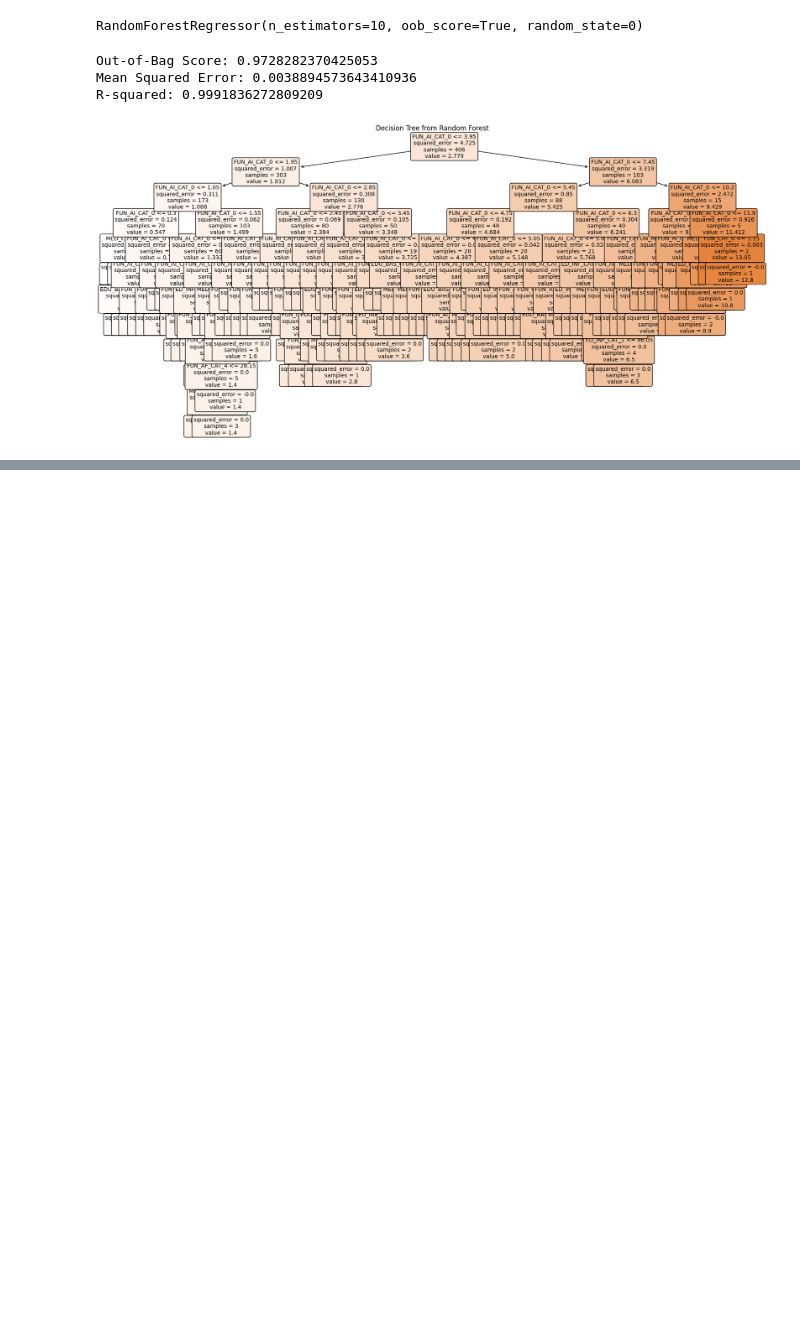
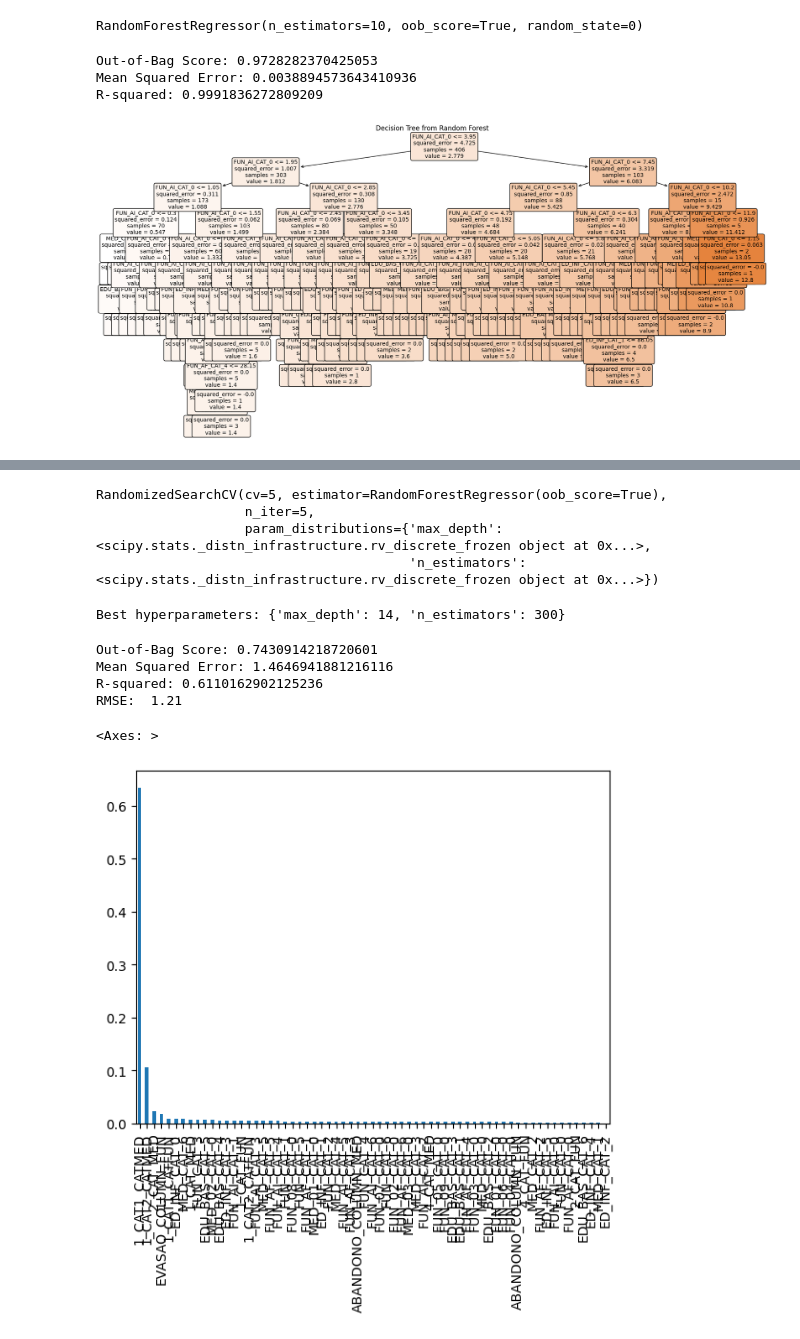
Before and after one commit to gabriel-a-b-gomes/MC906, a Jupyter notebook: legacy/build_counties_pib_data.ipynb, the cells around one changed output, grey strips where cells are left out. Saved outputs shown, nothing was run; the diff lists cells and outputs as text; code cells hidden in the pictures; blank space fills up the shorter version.

```diff
--- a/legacy/build_counties_pib_data.ipynb
+++ b/legacy/build_counties_pib_data.ipynb
@@ -249,0 +337,51 @@ plt.show()
+# %%
+param_dist = {'n_estimators': randint(1,500),
+              'max_depth': randint(1,20)}
+
+rf = RandomForestRegressor(oob_score=True)
+
+rand_search = RandomizedSearchCV(rf,
+                                 param_distributions = param_dist,
+                                 n_iter=5,
+                                 cv=5)
+
+rand_search.fit(X_train, y_train)
+# %% [output]
+RandomizedSearchCV(cv=5, estimator=RandomForestRegressor(oob_score=True),
+                   n_iter=5,
+                   param_distributions={'max_depth': <scipy.stats._distn_infrastructure.rv_discrete_frozen object at 0x...>,
+                                        'n_estimators': <scipy.stats._distn_infrastructure.rv_discrete_frozen object at 0x...>})
+# %%
+best_rf = rand_search.best_estimator_
+
+print('Best hyperparameters:',  rand_search.best_params_)
+# %% [output]
+Best hyperparameters: {'max_depth': 14, 'n_estimators': 300}
+# %%
+oob_score = best_rf.oob_score_
+print(f'Out-of-Bag Score: {oob_score}')
+
+y_pred = best_rf.predict(X_test)
+
+# Evaluating the model
+mse = mean_squared_error(y_test, y_pred)
+print(f'Mean Squared Error: {mse}')
+
+r2 = r2_score(y_test, y_pred)
+print(f'R-squared: {r2}')
+
+rmse = float(format(np.sqrt(mean_squared_error(y_test, y_pred)), '.3f'))
+print("RMSE: ", rmse)
+# %% [output]
+Out-of-Bag Score: 0.7430914218720601
+Mean Squared Error: 1.4646941881216116
+R-squared: 0.6110162902125236
+RMSE:  1.21
+# %%
+feature_importances = pd.Series(best_rf.feature_importances_, index=trainning_df.drop('EVASAO_COLUMN_MED', axis=1).select_dtypes(exclude=['object']).columns).sort_values(ascending=False)
+
+# Plot a simple bar chart
+feature_importances.plot.bar()
+# %% [output]
+<Axes: >
+[figure, added]
```
Also changed, not shown: parts of 18 cells of this notebook, 3 other files.
